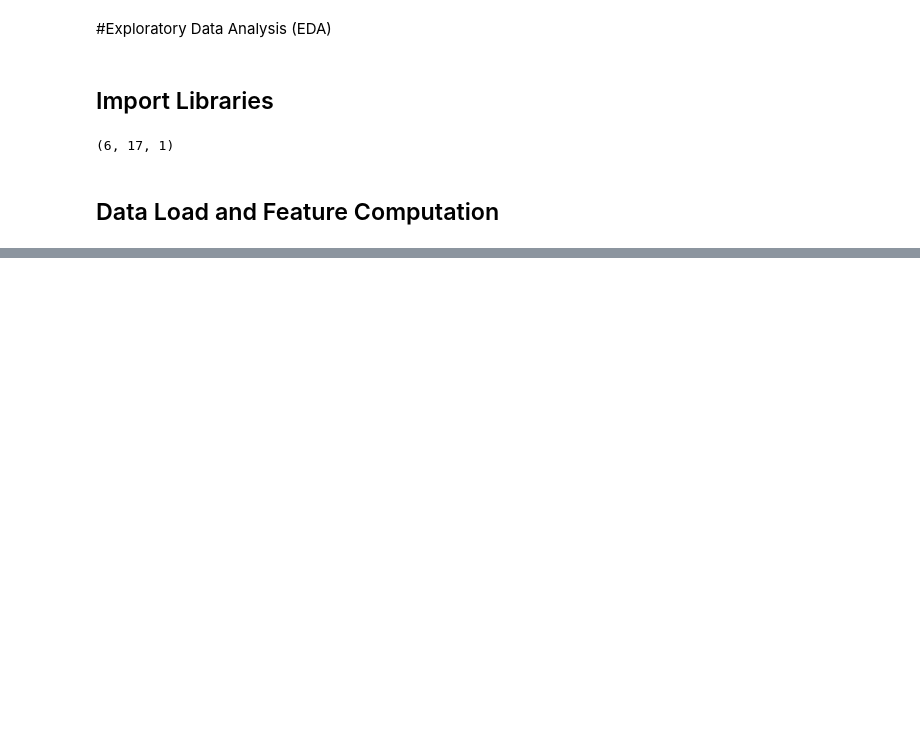
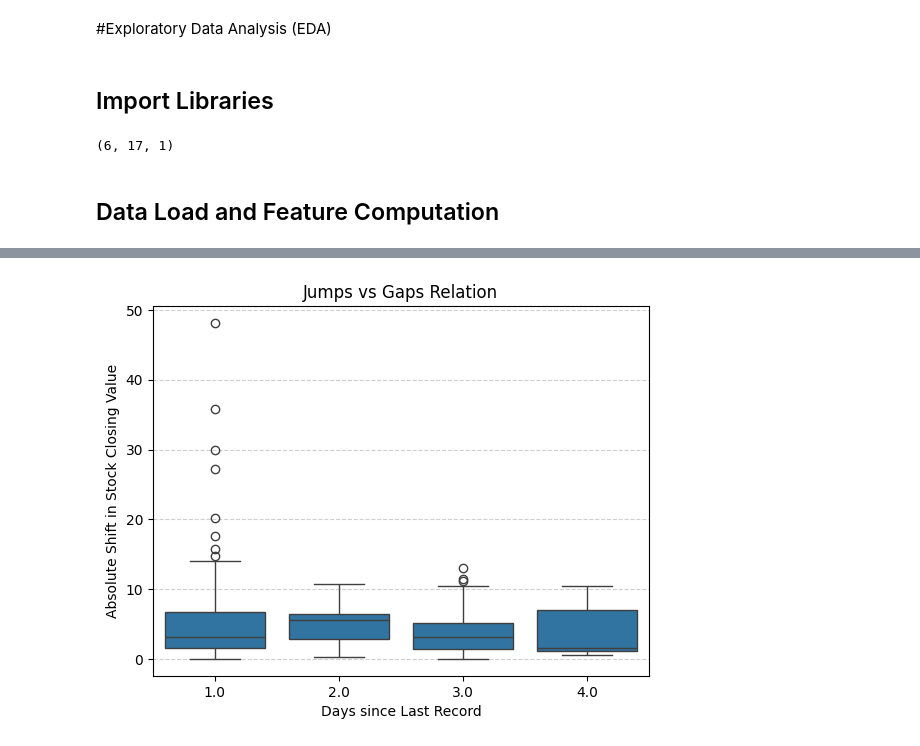
Before and after one commit to shashankgarewal/Time-Series-Analysis-Forecasting, a Jupyter notebook: notebooks/02_eda_analysis.ipynb, the cells around one changed output, grey strips where cells are left out. Drawn from its saved outputs; the diff is of its cells as text; code cells hidden in the pictures; blank space fills up the shorter version.

Commit message:
Add distribution plot and daygap-vs-stockjump analysis

```diff
--- a/notebooks/02_eda_analysis.ipynb
+++ b/notebooks/02_eda_analysis.ipynb
@@ -44,0 +59,15 @@ time_df.describe()
+# %%
+# df for gap vs jump relation
+analysis_df = time_df.copy()
+analysis_df['GapDays'] = analysis_df.index.to_series().diff().dt.days
+analysis_df['AbsJumpInClose'] = analysis_df['Close'].diff().abs()
+analysis_df = analysis_df.dropna()
+# %%
+sns.boxplot(data=analysis_df, x = 'GapDays', y = 'AbsJumpInClose')
+plt.title('Jumps vs Gaps Relation')
+plt.xlabel('Days since Last Record')
+plt.ylabel('Absolute Shift in Stock Closing Value')
+plt.grid(axis='y', linestyle='--', alpha=0.6)
+plt.show()
+# %% [output]
+[figure, added]
```
Also changed, not shown: parts of 14 cells of this notebook.
